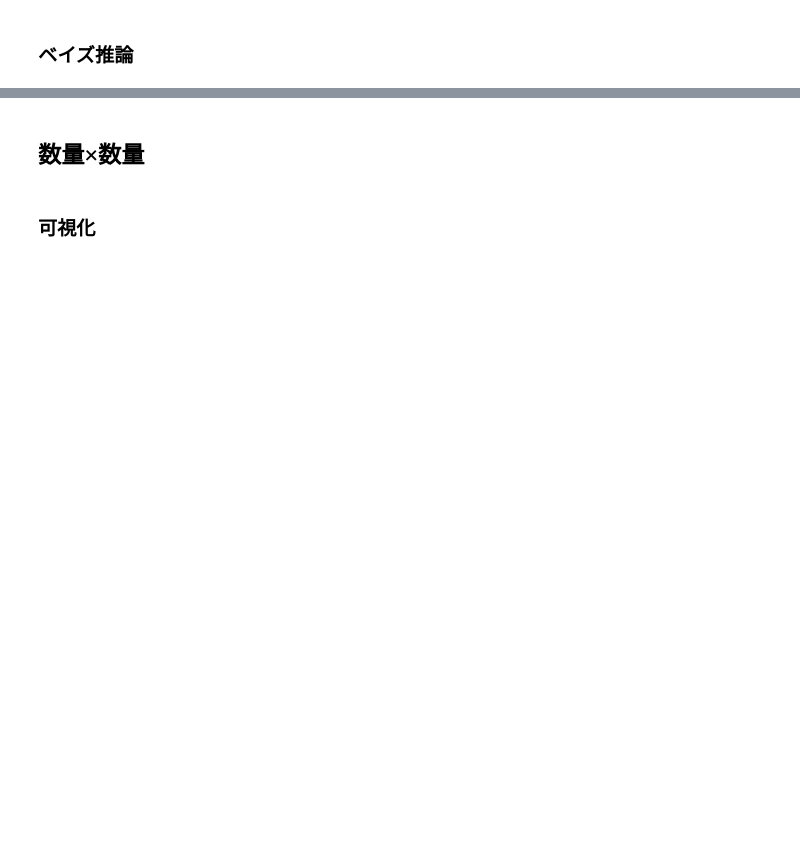
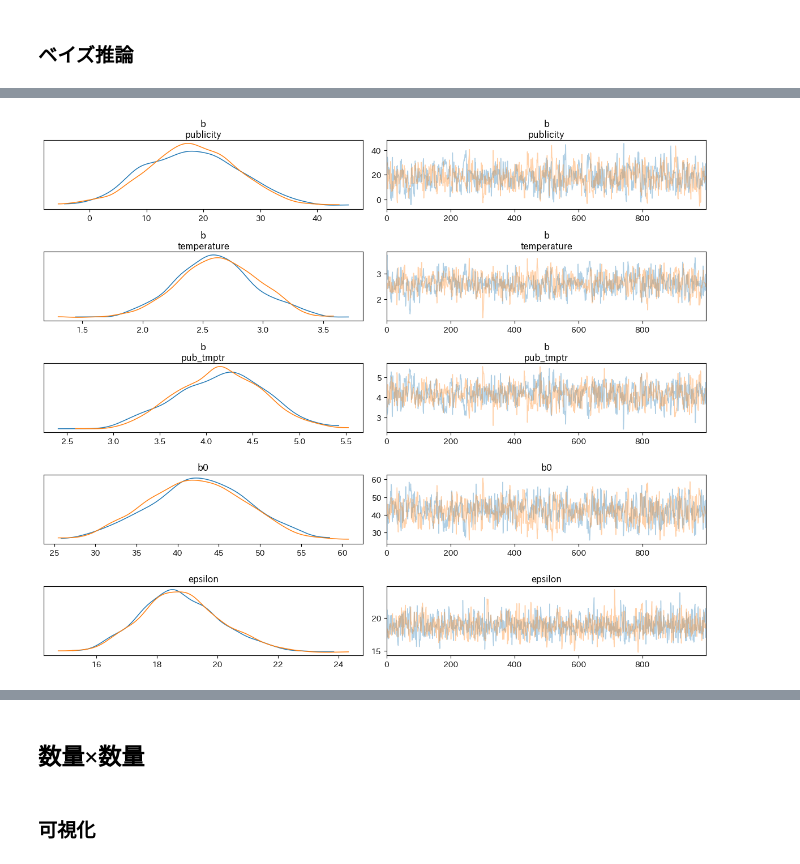
Before and after one commit to wakamatsuikuma/Learning, a Jupyter notebook: (python)RとStanではじめるベイズ統計モデリングによるデータ分析入門/notebook/Part3_10_InteractionTerm.ipynb, the cells around one changed output, grey strips where cells are left out. Cells and saved outputs as stored; diff of their text form; code cells hidden in the pictures; blank space fills up the shorter version.

```diff
--- a/(python)RとStanではじめるベイズ統計モデリングによるデータ分析入門/notebook/Part3_10_InteractionTerm.ipynb
+++ b/(python)RとStanではじめるベイズ統計モデリングによるデータ分析入門/notebook/Part3_10_InteractionTerm.ipynb
@@ -165,0 +244,24 @@ with model:
+# %%
+# 確率モデルの定義
+model = pm.Model(coords={"predictors":col_li})
+
+with model:
+    # 観測値をDataとして定義
+    X_data = pm.Data("X_data", X.T, mutable=True)
+    y_data = pm.Data("y_data", y, mutable=True)
+
+    # パラメータの事前分布を定義
+    b0 = pm.Normal("b0", mu=0, sigma=10000)
+    b = pm.Normal("b", mu=0, sigma=10000, dims="predictors") # 仮説は無いので一括で同様に設定
+
+    # 目的変数の期待値を確率変数として定義
+    mu = pm.Deterministic("mu", b @ X_data + b0)
+
+    # 誤差を確率変数として定義
+    epsilon = pm.HalfNormal("epsilon", sigma=10000)
+
+    # 観測値を持つ確率変数として定義
+    y_obs = pm.Normal("y_obs", mu=mu, sigma=epsilon, observed=y_data)
+
+g = pm.model_to_graphviz(model)
+display(g)
@@ -165,0 +270,9 @@ with model:
+# %%
+# パラメータのMCMCサンプリング
+with model:
+    idata1 = pm.sample(
+        chains = 2,
+        tune = 1000,
+        draws = 1000,
+        random_seed = 42
+    )
@@ -165,0 +287,6 @@ with model:
+# %%
+# 事後分布の可視化
+az.plot_trace(idata1, compact=False, var_names=["b", "b0", "epsilon"])
+plt.tight_layout();
+# %% [output]
+[figure, added]
```
Also changed, not shown: parts of 22 cells of this notebook.
